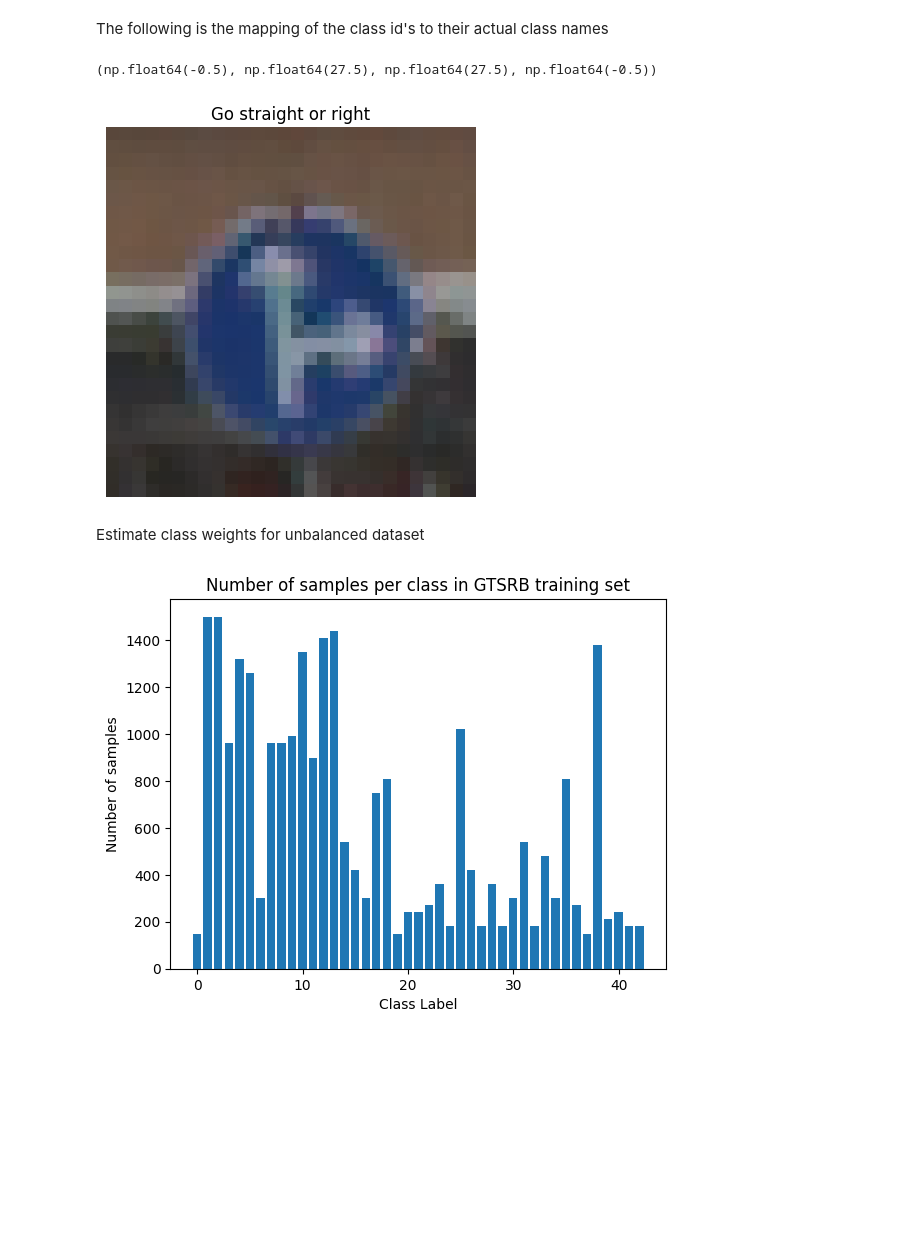
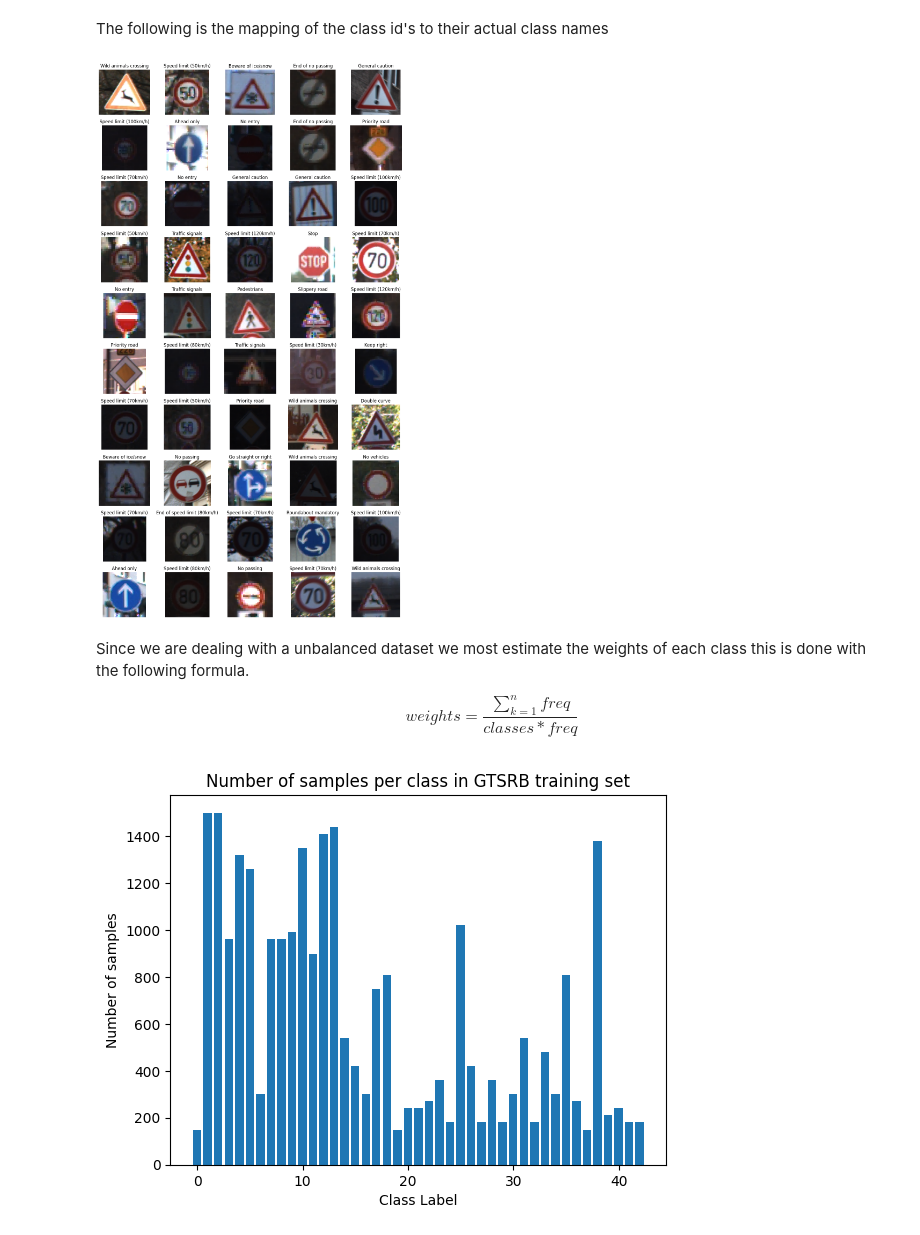
Before and after one commit to jmanuelc87/advanced-cv, a Jupyter notebook: image_classification_cnn/image_classification_cnn_GTSRB.ipynb, the cells around one changed output. Drawn from its saved outputs; the diff is of its cells as text; code cells hidden in the pictures; blank space fills up the shorter version.

```diff
--- a/image_classification_cnn/image_classification_cnn_GTSRB.ipynb
+++ b/image_classification_cnn/image_classification_cnn_GTSRB.ipynb
@@ -126,14 +131,20 @@ classes = {
     42: "End no passing veh > 3.5 tons",
 }
 # %%
-image = train_dataset[np.random.randint(len(train_dataset))]
-
-plt.title(classes[image[1]])
-plt.imshow(image[0])
-plt.axis("off")
+plt.subplots(10, 5, figsize=(12, 21))
+for i in range(50):
+    image = train_dataset[np.random.randint(len(train_dataset))]
+    plt.subplot(10, 5, i + 1)
+    plt.title(classes[image[1]])
+    plt.imshow(image[0])
+    plt.axis("off")
+plt.tight_layout(pad=1.27)
 # %% [output]
-(np.float64(-0.5), np.float64(27.5), np.float64(27.5), np.float64(-0.5))
-[figure, old version]
+[figure, new version]
 # %% [markdown]
-Estimate class weights for unbalanced dataset
+Since we are dealing with a unbalanced dataset we most estimate the weights of each class this is done with the following formula.
+
+$$
+weights = \frac{\sum_{k=1}^n freq}{classes * freq}
+$$
 # %%
```
Also changed, not shown: parts of 26 cells of this notebook, 6 other files.
